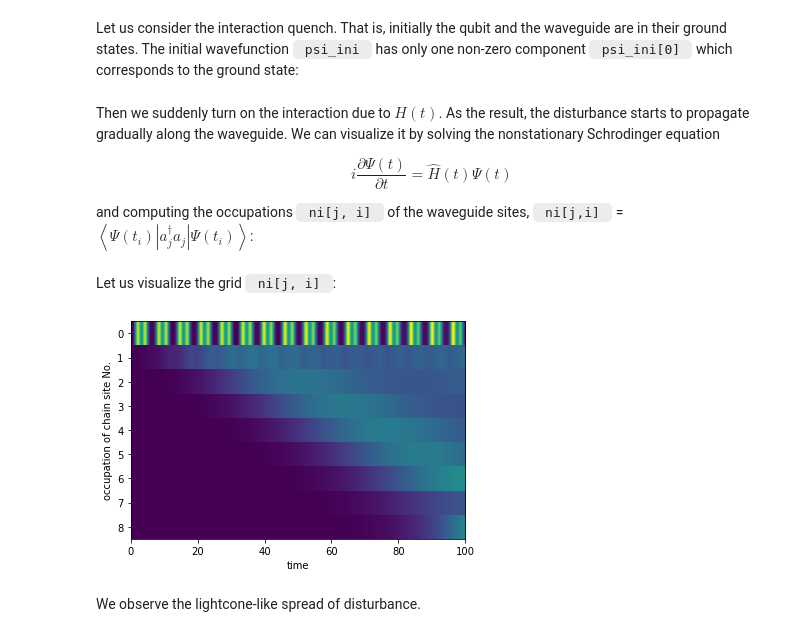
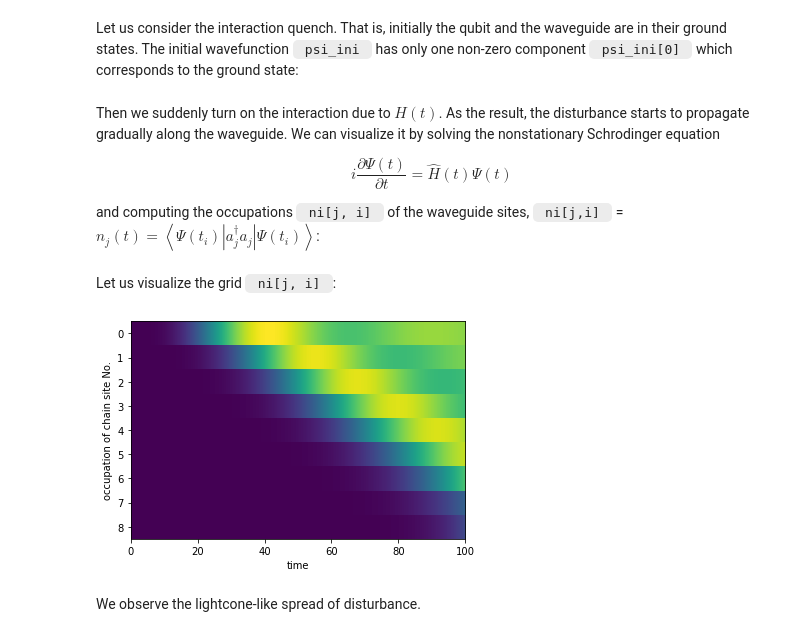
Before and after one commit to evgenii-poliakoff/lightcones-prev, a Jupyter notebook: _sources/lightcone.ipynb, the cells around one changed output. Cells and saved outputs as stored; diff of their text form; code cells hidden in the pictures.

```diff
--- a/_sources/lightcone.ipynb
+++ b/_sources/lightcone.ipynb
@@ -54,7 +54,7 @@ e = 1.0
 def f(t):
     return(0.1*np.cos(t))
 
-Hconst = Eat * sigma_p @ sigma_m + sigma_p @ a_hat[0] + sigma_m @ a_hat_dag[0] \
+Hconst = Eat * sigma_p @ sigma_m + h * sigma_p @ a_hat[0] + h * sigma_m @ a_hat_dag[0] \
     + e * sum([a_hat_dag[i] @ a_hat[i] for i in range(m)]) \
     + h * sum([a_hat_dag[i + 1] @ a_hat[i] + a_hat_dag[i] @ a_hat[i + 1] for i in range(m-1)])
 
@@ -74,7 +74,7 @@ $$
     i\frac{\partial \Psi\left(t\right)}{\partial t} = \widehat{H}\left(t\right)\Psi\left(t\right)
 $$
 
-and computing the occupations <code> ni[j, i] </code> of the  waveguide sites, <code> ni[j,i] </code> = $ \left\langle\Psi\left(t_i\right)|a_j^{\dagger} a_j|\Psi\left(t_i\right)\right\rangle$:
+and computing the occupations <code> ni[j, i] </code> of the  waveguide sites, <code> ni[j,i] </code> = $ n_j\left(t\right)=\left\langle\Psi\left(t_i\right)|a_j^{\dagger} a_j|\Psi\left(t_i\right)\right\rangle$:
 # %%
 import tools
 tmax = 100
@@ -96,12 +96,12 @@ Let us visualize the grid <code> ni[j, i] </code>:
 # %%
 import matplotlib.pyplot as plt
 
 plt.imshow(ni, cmap='viridis',  aspect='auto', interpolation = 'none')
 plt.xlabel('time')
-plt.ylabel('occupation of chain site No.')
+plt.ylabel('chain site No.')
 plt.xticks([0, 2000, 4000, 6000, 8000, 10000], labels=["0", "20", "40", "60", "80", "100"])
 plt.show()
 # %% [output]
-[figure, old version]
+[figure, new version]
 # %% [markdown]
 We observe the lightcone-like spread of disturbance.
```
Also changed, not shown: parts of 8 cells of this notebook, 6 other files.
